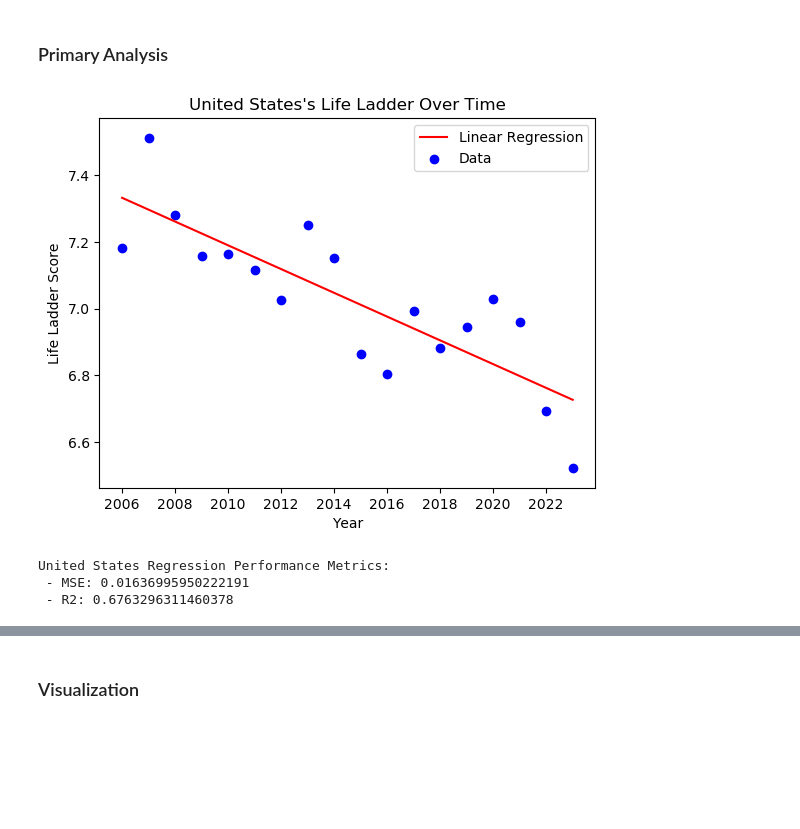
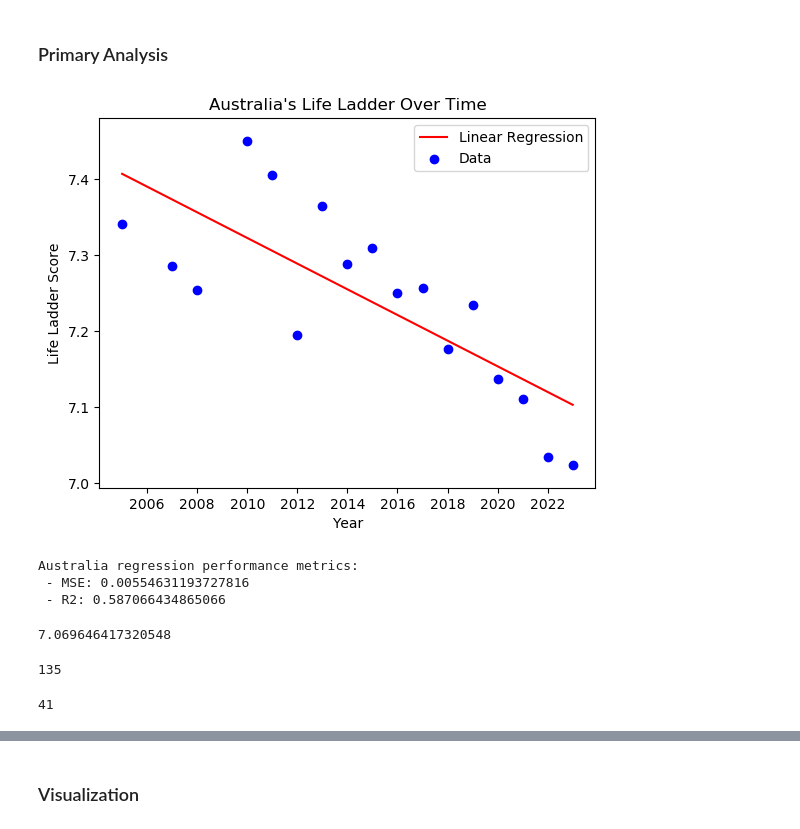
Before and after one commit to matveylplusplus/cmsc320proj, a Jupyter notebook: pnb.ipynb, the cells around one changed output, grey strips where cells are left out. Saved outputs shown, nothing was run; the diff lists cells and outputs as text; code cells hidden in the pictures; blank space fills up the shorter version.

```diff
--- a/pnb.ipynb
+++ b/pnb.ipynb
@@ -70,10 +70,10 @@ class HapModel:
         self.y = country_whr['Life Ladder'].to_numpy().reshape(-1, 1)
         self.model = LinearRegression().fit(self.X, self.y)
         self.y_pred = self.model.predict(self.X)
+        self.mse = mean_squared_error(self.y, self.y_pred)
+        self.r2 = r2_score(self.y, self.y_pred)
 
-    def plot(self):
-        fig, axes = plt.subplots()
-
+    def transform_axes(self, axes):
         axes.scatter(self.X, self.y, color='blue', label='Data')
         axes.plot(self.X, self.y_pred, color='red', label='Linear Regression')
         axes.xaxis.set_major_locator(MaxNLocator(integer=True))
@@ -82,18 +82,50 @@ class HapModel:
         axes.set_xlabel('Year')
         axes.legend()
 
+    def report(self):
+        fig, axes = plt.subplots()
+        self.transform_axes(axes)
+
         plt.show()
         print(f'{self.name} regression performance metrics:')
-        print(f' - MSE: {mean_squared_error(self.y, self.y_pred)}')
-        print(f' - R2: {r2_score(self.y, self.y_pred)}')
+        print(f' - MSE: {self.mse}')
+        print(f' - R2: {self.r2}')
+
+
 
     def predict_happiness(self, year):
-        return self.model.predict(year)
+        return self.model.predict([[year]]).clip(min=0)[0][0]
-# %%
-h1 = HapModel('United States')
-h1.plot()
-# %% [output]
-[figure, removed]
-United States Regression Performance Metrics:
- - MSE: 0.01636995950222191
- - R2: 0.6763296311460378
+# %%
+h1 = HapModel('Australia')
+h1.report()
+h1.predict_happiness(2025)
+# %% [output]
+[figure, added]
+Australia regression performance metrics:
+ - MSE: 0.00554631193727816
+ - R2: 0.587066434865066
+7.069646417320548
+# %%
+def get_prediction_table(year):
+    gwhr = whr[whr['year'] >= 2022].groupby(['Country name']).count()
+    slr_whr_countries = gwhr[gwhr['Life Ladder'] >= 2]
+    slindex = slr_whr_countries.index.to_numpy()
+    d = {
+        'Country name': slindex,
+        f'Predicted Life Ladder in {year}': (np.vectorize(lambda x: HapModel(x).predict_happiness(year)))(slindex),
+        'R2 of Regression': (np.vectorize(lambda x: HapModel(x).r2))(slindex), 'Data Points Used': (np.vectorize(lambda x: HapModel(x).X.size))(slindex)
+        }
+
+    result = pd.DataFrame(d).sort_values(by=[f'Predicted Life Ladder in {year}'], ascending=False).reset_index(drop=True)
+    result.index += 1
+    return result
+
+pt = get_prediction_table(2026)
+len(pt)
+# %% [output]
+135
+# %%
+pt = pt[pt['R2 of Regression'] >= 0.5]
+len(pt)
+# %% [output]
+41
```
Also changed, not shown: parts of 3 cells of this notebook, 1 other file.
